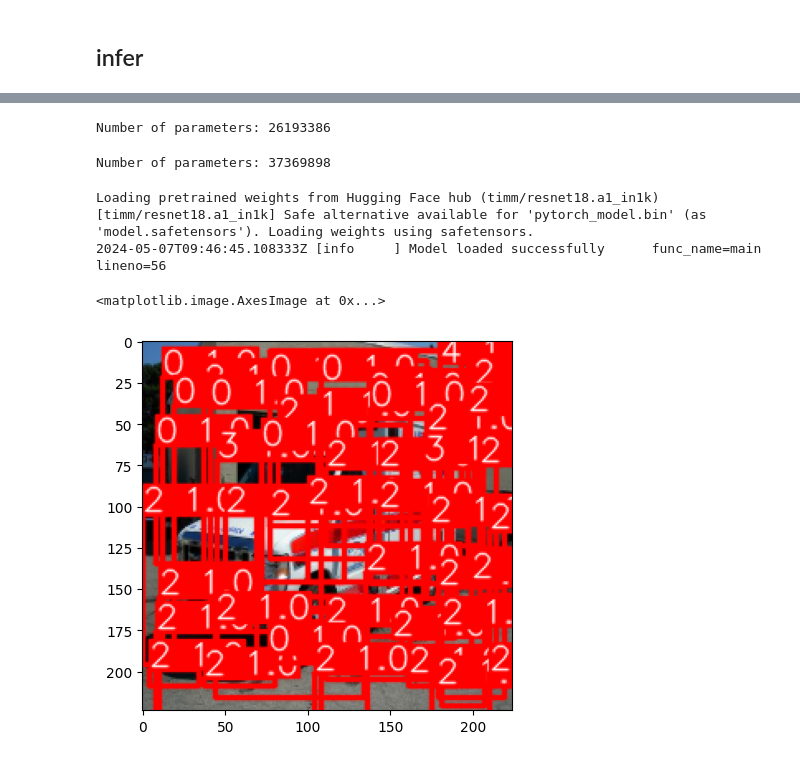
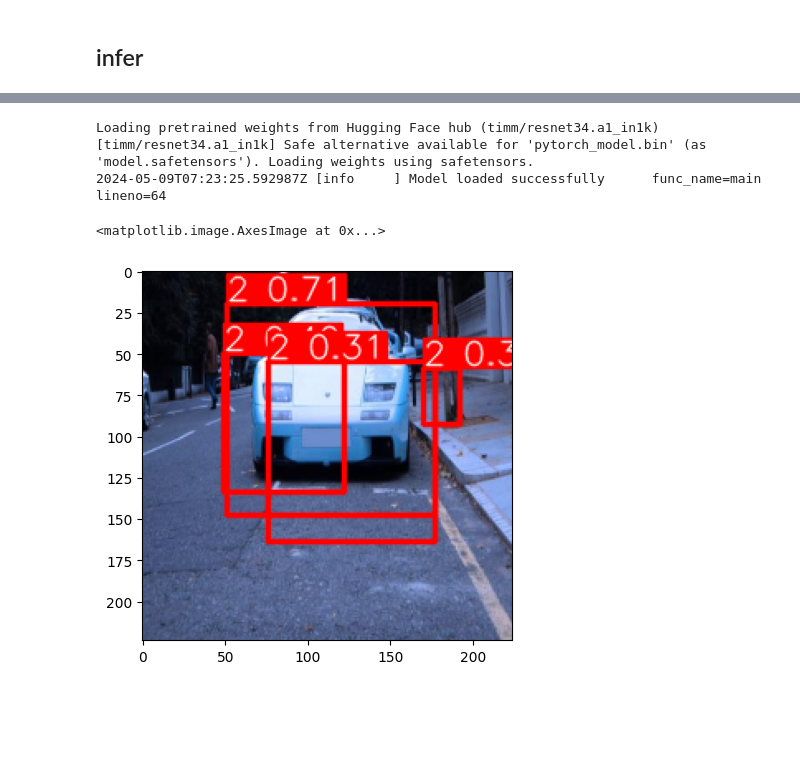
Before and after one commit to ajkdrag/architectures-impl-pytorch, a Jupyter notebook: notebooks/yolov1.ipynb, the cells around one changed output, grey strips where cells are left out. Cells and saved outputs as stored; diff of their text form; code cells hidden in the pictures; blank space fills up the shorter version.

```diff
--- a/notebooks/yolov1.ipynb
+++ b/notebooks/yolov1.ipynb
@@ -119,5 +128,7 @@ KeyboardInterrupt:
 from yolov1.detect import main as detect_main
 from yolov1.data.dataset import InferenceDataset
 from yolov1.data.utils import get_dls_for_inference
+# %%
+config.inference.source = '/home/ajkdrag/workspace/projects/architectures-impl-pytorch/.data/test/images'
 # %%
-config.inference.checkpoint = '/home/ajkdrag/workspace/projects/architectures-impl-pytorch/checkpoints/epoch_21.pt'
+config.inference.checkpoint = '/home/ajkdrag/workspace/projects/architectures-impl-pytorch/checkpoints/final_epoch_100.pt'
@@ -166,22 +135,15 @@ for param in model.backbone.parameters():
-# %%
-total_params  = sum(p.numel() for p in model.parameters() if p.requires_grad)
-print(f"Number of parameters: {total_params}")
-# %% [output]
-Number of parameters: 26193386
-# %%
-total_params  = sum(p.numel() for p in model.parameters() if p.requires_grad)
-print(f"Number of parameters: {total_params}")
-# %% [output]
-Number of parameters: 37369898
+# %%
+config.inference.conf_th = 0.3
 # %%
-for res in detect_main(config):
-    break
+for idx, res in enumerate(detect_main(config)):
+    if idx == 1:
+        break
 # %% [output]
-Loading pretrained weights from Hugging Face hub (timm/resnet18.a1_in1k)
-[timm/resnet18.a1_in1k] Safe alternative available for 'pytorch_model.bin' (as 'model.safetensors'). Loading weights using safetensors.
-2024-05-07T09:46:45.108333Z [info     ] Model loaded successfully      func_name=main lineno=56
+Loading pretrained weights from Hugging Face hub (timm/resnet34.a1_in1k)
+[timm/resnet34.a1_in1k] Safe alternative available for 'pytorch_model.bin' (as 'model.safetensors'). Loading weights using safetensors.
+2024-05-09T07:23:25.592987Z [info     ] Model loaded successfully      func_name=main lineno=64
 # %%
-plt.imshow(res["drawn"][0])
+plt.imshow(res["drawn"][3])
 # %% [output]
 <matplotlib.image.AxesImage at 0x...>
-[figure, old version]
+[figure, new version]
```
Also changed, not shown: parts of 14 cells of this notebook, 9 other files.
